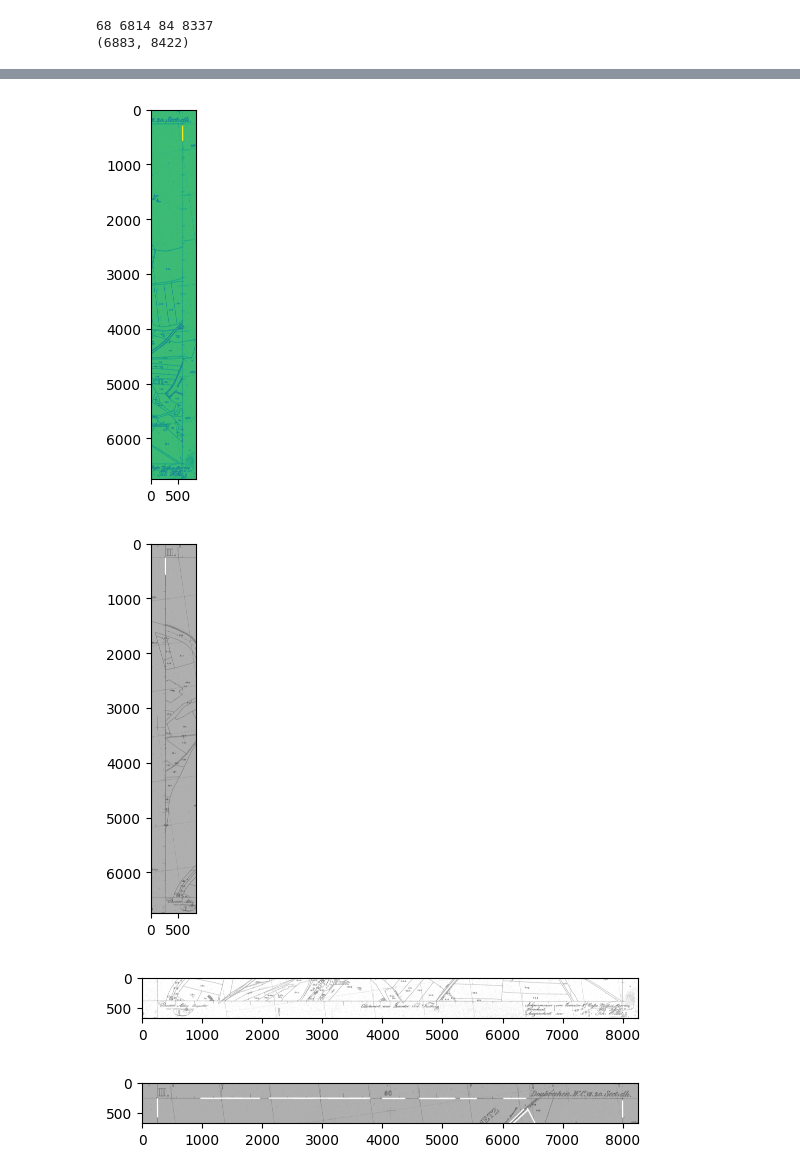
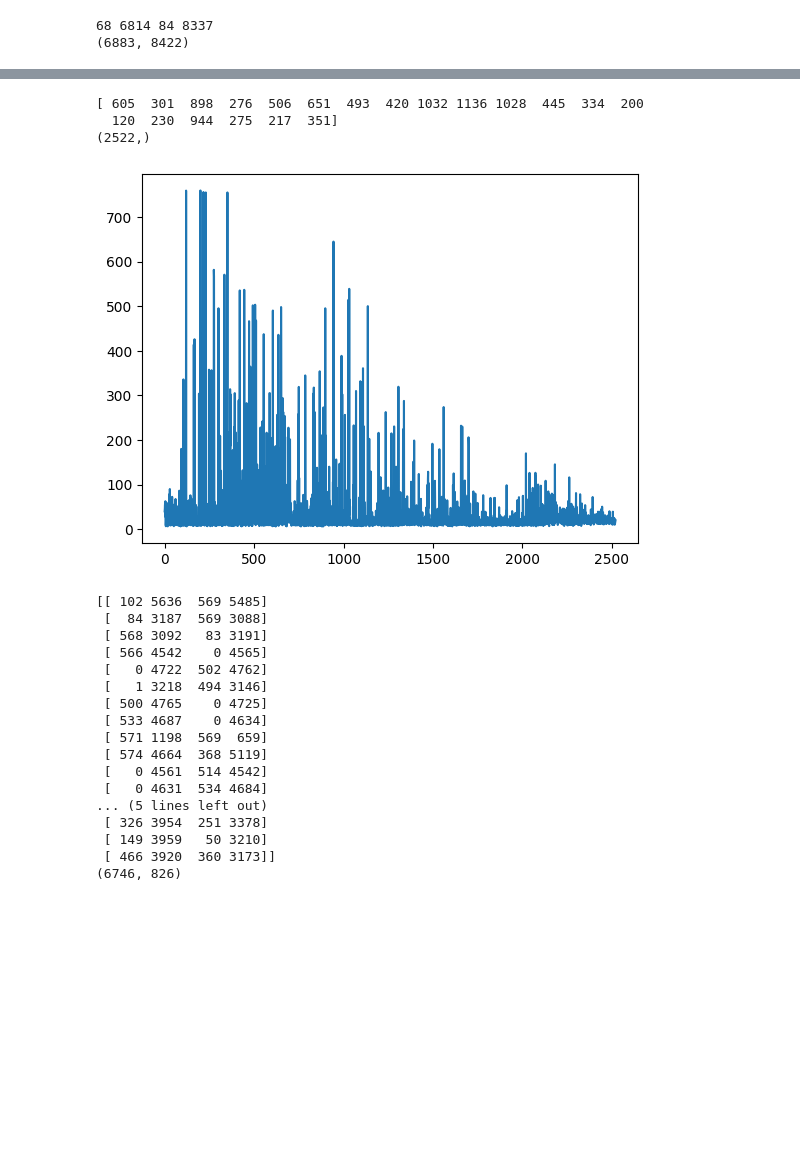
Before and after one commit to danschnurp/kiv-zvi, a Jupyter notebook: SP/experiments.ipynb, the cells around one changed output, grey strips where cells are left out. Saved outputs shown, nothing was run; the diff lists cells and outputs as text; code cells hidden in the pictures; blank space fills up the shorter version.

```diff
--- a/SP/experiments.ipynb
+++ b/SP/experiments.ipynb
@@ -87,10 +100,28 @@ print(top_border[:5])
 def euclidean_2D(x1, x2, y1, y2):
     return np.sqrt((x1-x2)**2 + (y1-y2)**2)
 
-# Create default parametrization LSD
-lsd = cv2.createLineSegmentDetector(0)
+def make_line_detection(border):
+    # Create default parametrization LSD
+    lsd = cv2.createLineSegmentDetector(0)
 
-# Detect lines in the image
-lines = lsd.detect(top_border)[0]  # Position 0 of the returned tuple are the detected lines
-lines = np.squeeze(lines)
-distances = np.array([euclidean_2D(i[0], i[2], i[1], i[3],)  for i in lines])
+    # Detect lines in the image
+    lines = lsd.detect(border)[0]  # Position 0 of the returned tuple are the detected lines
+    lines = np.squeeze(lines)
+    distances = np.array([euclidean_2D(i[0], i[2], i[1], i[3],)  for i in lines])
+    longest_line_index = np.argpartition(distances, -20)[-20:]
+    print(longest_line_index)
+    print(distances.shape)
+    plt.plot(np.arange(0, len(distances)), distances)
+    plt.show()
+    longest_lines = lines[longest_line_index]
+    longest_lines = longest_lines.astype(int)
+    print(longest_lines)
+
+    # Draw detected lines in the image
+    for i in longest_lines:
+        border = cv2.line(border, (i[0], i[1]), (i[2], i[3]), (255,0,0),20)
+    print(border.shape)
+    # It converts the image from BGR to grayscale.
+    # drawn_img = cv2.cvtColor(white, cv2.COLOR_BGR2GRAY)
+    plt.imshow(border, cmap='gray')
+    # return border
@@ -146,25 +128,24 @@ plt.imshow(top_border, cmap='gray')
-# %%
-
-# Showing the image.
-plt.imshow(right_border)
-plt.show()
-# %% [output]
-[figure, removed]
-# %%
-
-plt.imshow(left_border, cmap='gray')
-plt.show()
-# %% [output]
-[figure, removed]
-# %%
-
-plt.imshow(bottom_border, cmap='gray')
-plt.show()
-# %% [output]
-[figure, removed]
-# %%
-
-plt.imshow(top_border, cmap='gray')
-plt.show()
-# %% [output]
-[figure, removed]
+# %%
+make_line_detection(right_border)
+# %% [output]
+[ 605  301  898  276  506  651  493  420 1032 1136 1028  445  334  200
+  120  230  944  275  217  351]
+(2522,)
+[figure, added]
+[[ 102 5636  569 5485]
+ [  84 3187  569 3088]
+ [ 568 3092   83 3191]
+ [ 566 4542    0 4565]
+ [   0 4722  502 4762]
+ [   1 3218  494 3146]
+ [ 500 4765    0 4725]
+ [ 533 4687    0 4634]
+ [ 571 1198  569  659]
+ [ 574 4664  368 5119]
+ [   0 4561  514 4542]
+ [   0 4631  534 4684]
+... (5 lines left out)
+ [ 326 3954  251 3378]
+ [ 149 3959   50 3210]
+ [ 466 3920  360 3173]]
+(6746, 826)
```
Also changed, not shown: parts of 15 cells of this notebook, 1 other file.
